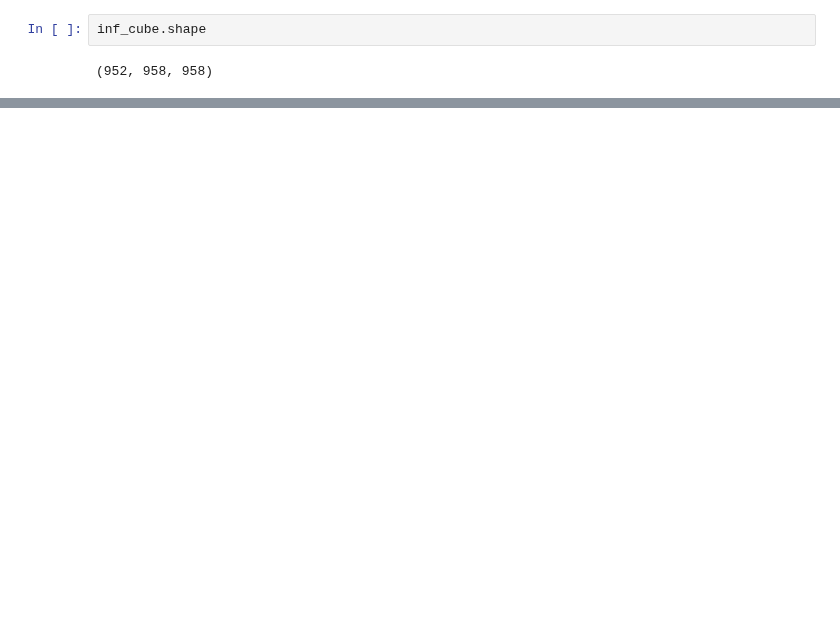
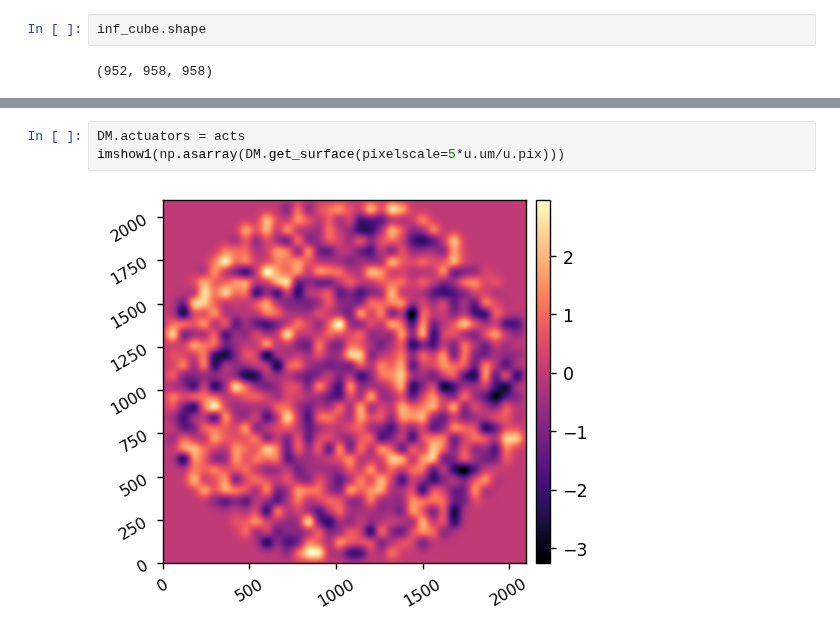
Before and after one commit to uasal/scoob-psf, a Jupyter notebook: example-notebooks/jax_tests.ipynb, the cells around one changed output, grey strips where cells are left out. Saved outputs shown, nothing was run; the diff lists cells and outputs as text; blank space fills up the shorter version.

```diff
--- a/example-notebooks/jax_tests.ipynb
+++ b/example-notebooks/jax_tests.ipynb
@@ -181,0 +76,5 @@ inf_cube =
+# %%
+DM.actuators = acts
+imshow1(np.asarray(DM.get_surface(pixelscale=5*u.um/u.pix)))
+# %% [output]
+[figure, added]
```
Also changed, not shown: parts of 24 cells of this notebook, 2 other files.
